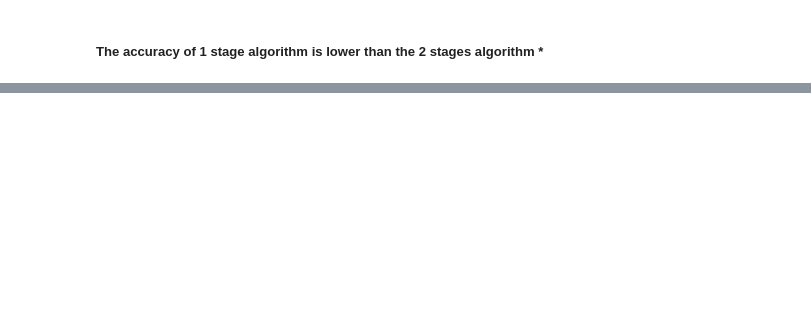
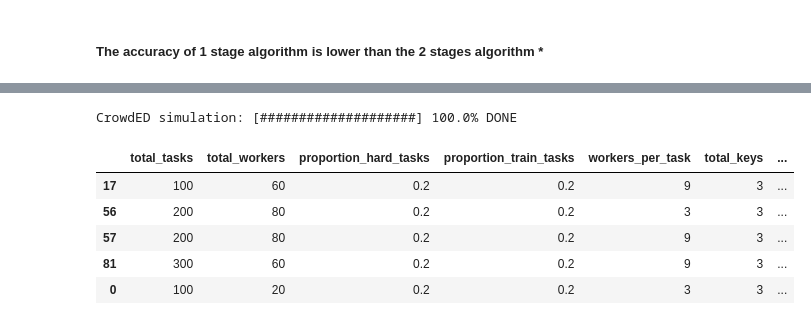
Before and after one commit to MaastrichtU-IDS/crowdsourcing-experiments, a Jupyter notebook: notebooks/Testing Method.ipynb, the cells around one changed output, grey strips where cells are left out. Drawn from its saved outputs; the diff is of its cells as text; code cells hidden in the pictures; blank space fills up the shorter version.

```diff
--- a/notebooks/Testing Method.ipynb
+++ b/notebooks/Testing Method.ipynb
@@ -384,0 +201,34 @@ sns.kdeplot(top['alpha'])
+# %%
+def _combinations(tasks, workers, hard_t, prop, wpt, key):
+    table = []
+    for t in tasks:
+        for w in workers:
+            for h in hard_t:
+                for p in prop:
+                    for x in wpt:
+                        for k in key:
+                            table.append([t, w, h, p, x, k])
+    return table
+
+
+
+def simulate_scenarios(tasks, workers, hard_t, prop, wpt, key, stages=2):
+    sim = _combinations(tasks, workers, hard_t, prop, wpt, key)
+    for idx, l in enumerate(sim):
+        mk._update_progress("CrowdED simulation", (idx + 1) / len(sim))
+        try:
+            if stages == 2:
+                df = mk.crowd_table(total_tasks=l[0], total_workers=l[1], p_hard_tasks=l[2], ptt=l[3], wpt=l[4], nk=l[5])
+            else:
+                df = mk.crowd_table_one_stage(total_tasks=l[0], total_workers=l[1], p_hard_tasks=l[2], ptt=l[3], wpt=l[4], nk=l[5])
+            mat = ConfusionMatrix(df['true_answers'].tolist(), df['worker_answers'].tolist())
+            l.insert(6, round(mat.Overall_ACC, 4))
+            l.insert(7, round(mat.CrossEntropy, 4))
+            l.insert(8, round(sum([i for i in cm.F1.values()]) / len([i for i in cm.F1.values()]), 4))
+        except Exception:
+            pass
+    return sim
+# %%
+simulations = pd.DataFrame(simulate_scenarios(tasks, workers, hard_t, prop, wpt, key)).fillna(0)
+# %% [output]
+CrowdED simulation: [####################] 100.0% DONE
@@ -384,0 +237,9 @@ sns.kdeplot(top['alpha'])
+# %%
+simulations.sort_values('accuracy', ascending=False).head(5)
+# %% [output]
+|  | total_tasks | total_workers | proportion_hard_tasks | proportion_train_tasks | workers_per_task | total_keys | ... |
+| 17 | 100 | 60 | 0.2 | 0.2 | 9 | 3 | ... |
+| 56 | 200 | 80 | 0.2 | 0.2 | 3 | 3 | ... |
+| 57 | 200 | 80 | 0.2 | 0.2 | 9 | 3 | ... |
+| 81 | 300 | 60 | 0.2 | 0.2 | 9 | 3 | ... |
+| 0 | 100 | 20 | 0.2 | 0.2 | 3 | 3 | ... |
```
Also changed, not shown: parts of 64 cells of this notebook, 2 other files.
